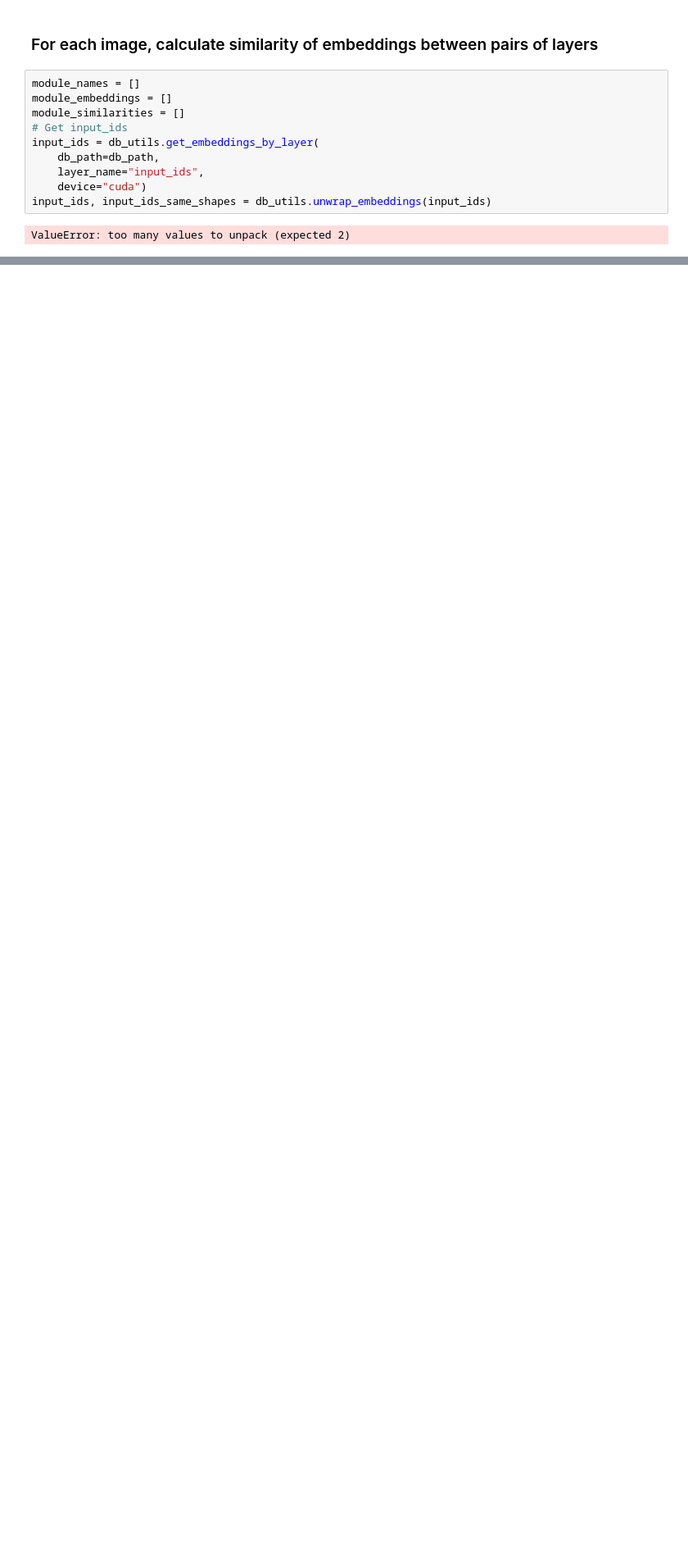
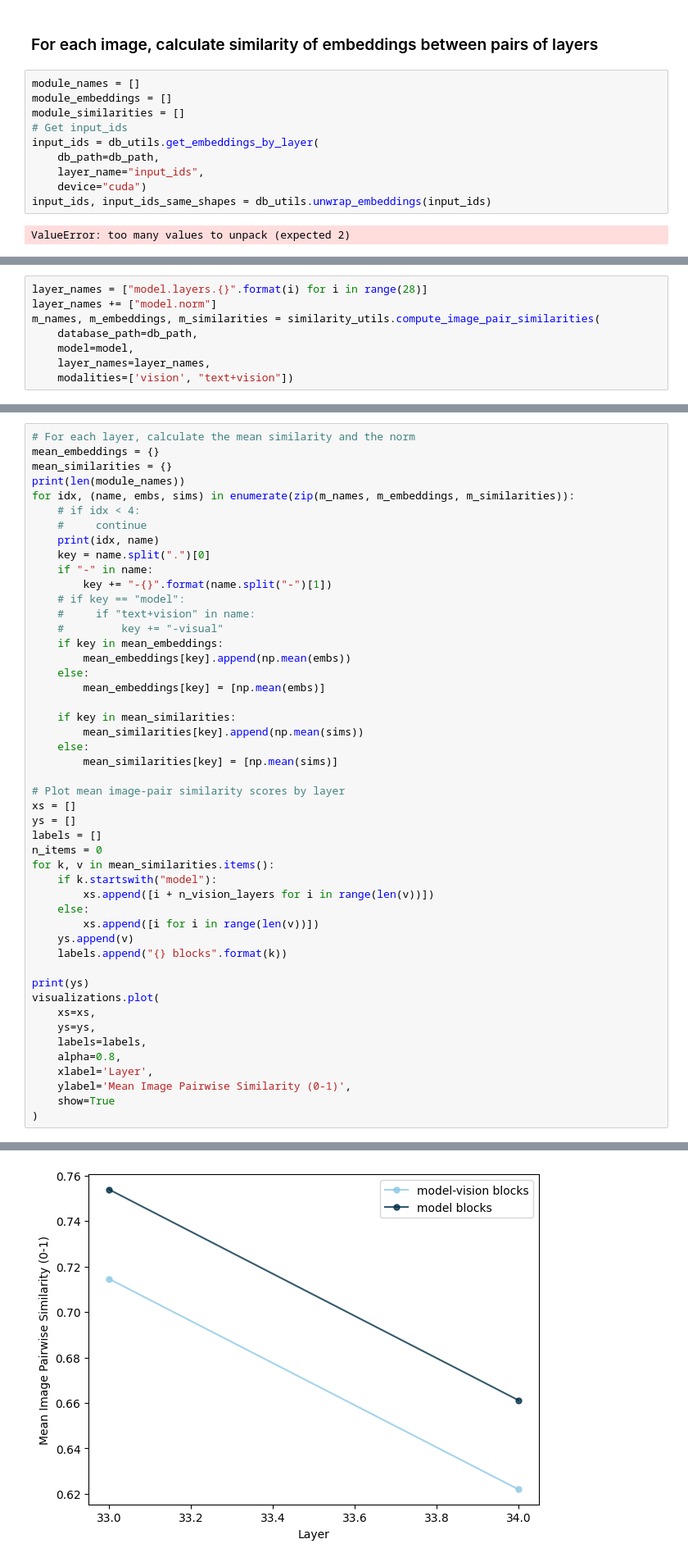
Before and after one commit to allisonchen23/vlm-lens, a Jupyter notebook: notebooks/track_mean_sims_across_layers.ipynb, the cells around one changed output, grey strips where cells are left out. Shown at 82% size. Saved outputs shown, nothing was run; the diff lists cells and outputs as text; blank space fills up the shorter version.

```diff
--- a/notebooks/track_mean_sims_across_layers.ipynb
+++ b/notebooks/track_mean_sims_across_layers.ipynb
@@ -331,0 +381,8 @@ visualizations.plot(
+# %%
+layer_names = ["model.layers.{}".format(i) for i in range(28)]
+layer_names += ["model.norm"]
+m_names, m_embeddings, m_similarities = similarity_utils.compute_image_pair_similarities(
+    database_path=db_path,
+    model=model,
+    layer_names=layer_names,
+    modalities=['vision', "text+vision"])
@@ -331,0 +407,49 @@ visualizations.plot(
+# %%
+# For each layer, calculate the mean similarity and the norm
+mean_embeddings = {}
+mean_similarities = {}
+print(len(module_names))
+for idx, (name, embs, sims) in enumerate(zip(m_names, m_embeddings, m_similarities)):
+    # if idx < 4:
+    #     continue
+    print(idx, name)
+    key = name.split(".")[0]
+    if "-" in name:
+        key += "-{}".format(name.split("-")[1])
+    # if key == "model":
+    #     if "text+vision" in name:
+    #         key += "-visual"
+    if key in mean_embeddings:
+        mean_embeddings[key].append(np.mean(embs))
+    else:
+        mean_embeddings[key] = [np.mean(embs)]
+
+    if key in mean_similarities:
+        mean_similarities[key].append(np.mean(sims))
+    else:
+        mean_similarities[key] = [np.mean(sims)]
+
+# Plot mean image-pair similarity scores by layer
+xs = []
+ys = []
+labels = []
+n_items = 0
+for k, v in mean_similarities.items():
+    if k.startswith("model"):
+        xs.append([i + n_vision_layers for i in range(len(v))])
+    else:
+        xs.append([i for i in range(len(v))])
+    ys.append(v)
+    labels.append("{} blocks".format(k))
+
+print(ys)
+visualizations.plot(
+    xs=xs,
+    ys=ys,
+    labels=labels,
+    alpha=0.8,
+    xlabel='Layer',
+    ylabel='Mean Image Pairwise Similarity (0-1)',
+    show=True
+)
+# %% [output]
@@ -331,0 +463 @@ visualizations.plot(
+[figure, added]
```
Also changed, not shown: parts of 8 cells of this notebook, 1 other file.
